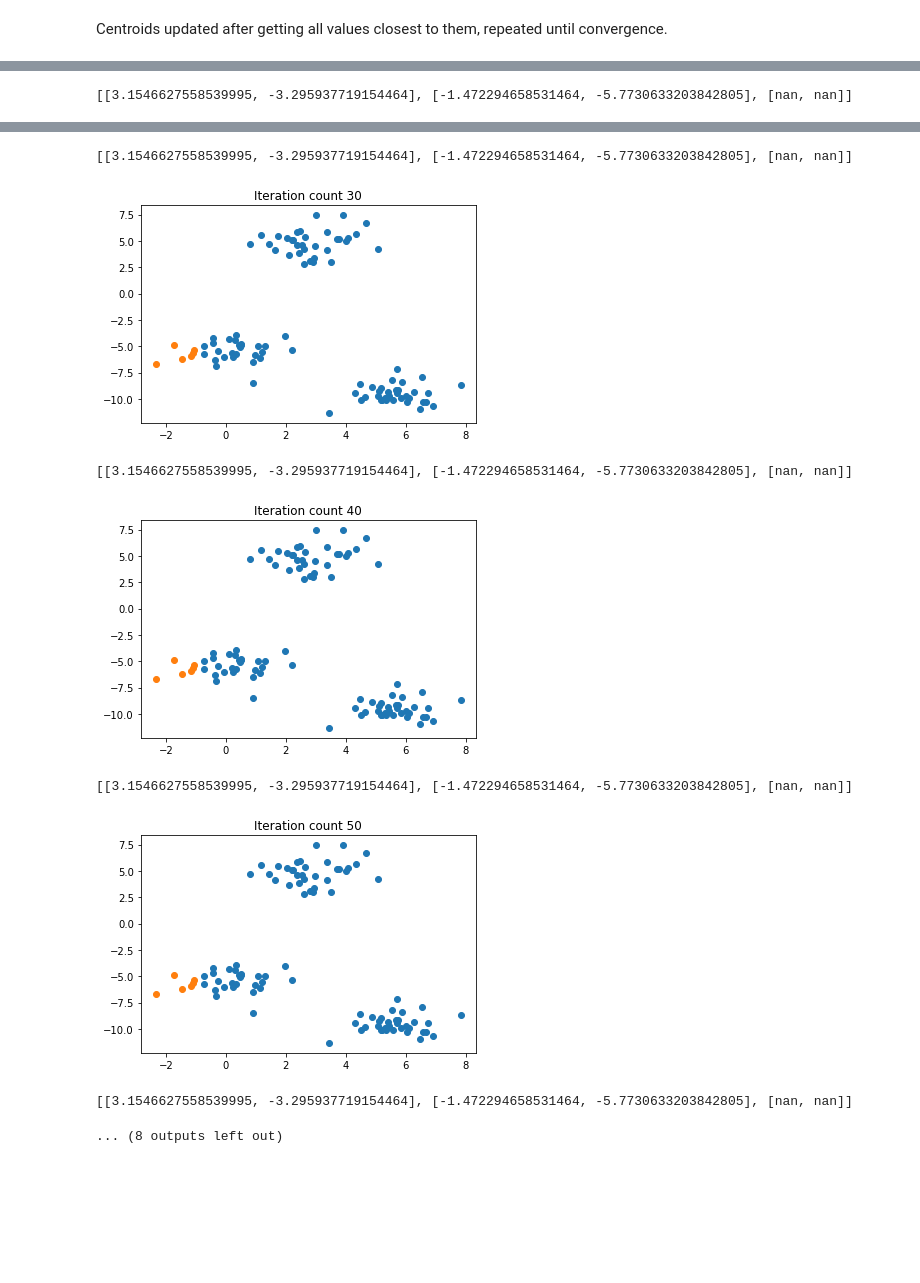
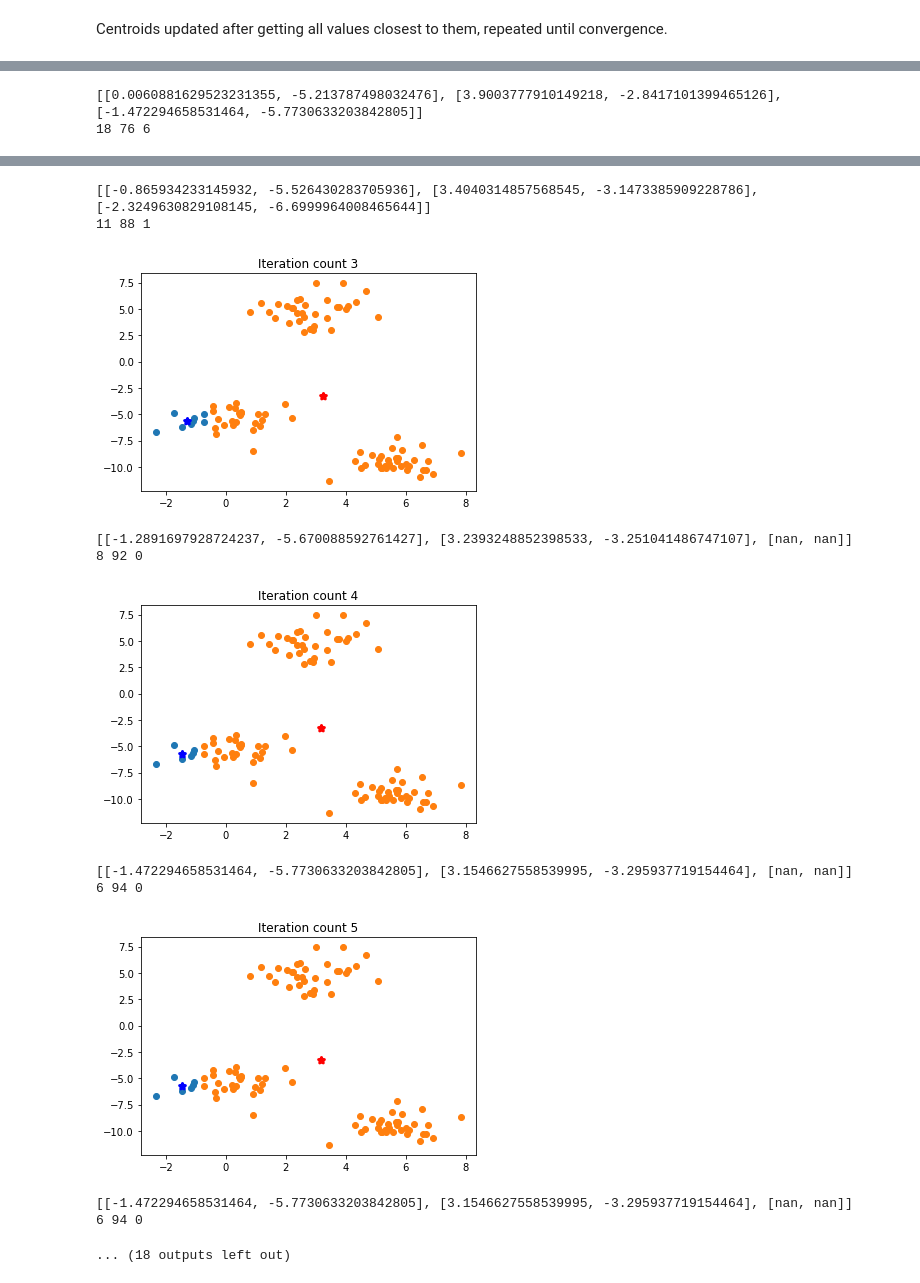
Before and after one commit to szelesaron/ml-from-scratch, a Jupyter notebook: 6-kmeans.ipynb, the cells around one changed output, grey strips where cells are left out. Saved outputs shown, nothing was run; the diff lists cells and outputs as text; code cells hidden in the pictures; blank space fills up the shorter version.

```diff
--- a/6-kmeans.ipynb
+++ b/6-kmeans.ipynb
@@ -35,3 +20,17 @@ centroids
 # %%
 def euclidean(p1, p2):
     return np.sqrt((p1[0] - p2[0])**2 + (p1[0] - p2[1])**2)
+# %%
+def calc_new_centroid(X, clust_elems, index):
+    res = [np.mean(X[clust_elems.get(index),0]), np.mean(X[clust_elems.get(index),1])]
+    return res
+# %%
+c = 3
+n_iter = 15
+random.seed(1)
+
+random_init = [random.choice(range(len(X))),random.choice(range(len(X))),random.choice(range(len(X)))]
+centroids = [X[random_init[0],:],
+             X[random_init[1],:],
+             X[random_init[2],:]]
+centroids
@@ -43,4 +49,5 @@ cluster_elements = {
 # %%
+
 for iter_count in range(n_iter):
 
     #check all points
@@ -60,18 +67,21 @@ for iter_count in range(n_iter):
         cluster_elements.get(cent_idx).append(i)
 
     #recalculate centroid
-    centroids[0] = [np.mean(X[cluster_elements.get(0),0]), np.mean(X[cluster_elements.get(0),1])]
-    centroids[1] = [np.mean(X[cluster_elements.get(1),0]), np.mean(X[cluster_elements.get(1),1])]
-    centroids[2] = [np.mean(X[cluster_elements.get(2),0]), np.mean(X[cluster_elements.get(2),1])]
+    centroids[0] = calc_new_centroid(X, cluster_elements, 0)
+    centroids[1] = calc_new_centroid(X, cluster_elements, 1)
+    centroids[2] = calc_new_centroid(X, cluster_elements, 2)
 
     #viz
-    if iter_count %10 == 0:
-        plt.scatter(X[cluster_elements.get(0),0],X[cluster_elements.get(0),1])
-        plt.scatter(X[cluster_elements.get(1),0],X[cluster_elements.get(1),1])
-        plt.scatter(X[cluster_elements.get(2),0],X[cluster_elements.get(2),1])
-        plt.title(f"Iteration count {iter_count}")
-        plt.show()
-        print(centroids)
+    plt.scatter(X[cluster_elements.get(0),0],X[cluster_elements.get(0),1])
+    plt.scatter(X[cluster_elements.get(1),0],X[cluster_elements.get(1),1])
+    plt.scatter(X[cluster_elements.get(2),0],X[cluster_elements.get(2),1])
+    plt.scatter(centroids[0][0], centroids[0][1], c = "blue", marker = "*", linewidths = 3)
+    plt.scatter(centroids[1][0], centroids[1][1], c = "red", marker = "*", linewidths = 3)
+    plt.scatter(centroids[2][0], centroids[2][1], c = "yellow", marker = "*", linewidths = 3)
+    plt.title(f"Iteration count {iter_count}")
+    plt.show()
+    print(centroids)
+    print(len(cluster_elements.get(0)),len(cluster_elements.get(1)),len(cluster_elements.get(2)))
 
     #reset points to clusters
     cluster_elements = {
@@ -85 +96,2 @@ for iter_count in range(n_iter):
-[[3.1546627558539995, -3.295937719154464], [-1.472294658531464, -5.7730633203842805], [nan, nan]]
+[[0.0060881629523231355, -5.213787498032476], [3.9003777910149218, -2.8417101399465126], [-1.472294658531464, -5.7730633203842805]]
+18 76 6
@@ -87,8 +99,12 @@ for iter_count in range(n_iter):
-[[3.1546627558539995, -3.295937719154464], [-1.472294658531464, -5.7730633203842805], [nan, nan]]
+[[-0.865934233145932, -5.526430283705936], [3.4040314857568545, -3.1473385909228786], [-2.3249630829108145, -6.6999964008465644]]
+11 88 1
-[figure, old version]
+[figure, new version]
-[[3.1546627558539995, -3.295937719154464], [-1.472294658531464, -5.7730633203842805], [nan, nan]]
+[[-1.2891697928724237, -5.670088592761427], [3.2393248852398533, -3.251041486747107], [nan, nan]]
+8 92 0
-[figure, old version]
+[figure, new version]
-[[3.1546627558539995, -3.295937719154464], [-1.472294658531464, -5.7730633203842805], [nan, nan]]
+[[-1.472294658531464, -5.7730633203842805], [3.1546627558539995, -3.295937719154464], [nan, nan]]
+6 94 0
-[figure, old version]
+[figure, new version]
-[[3.1546627558539995, -3.295937719154464], [-1.472294658531464, -5.7730633203842805], [nan, nan]]
+[[-1.472294658531464, -5.7730633203842805], [3.1546627558539995, -3.295937719154464], [nan, nan]]
+6 94 0
-... (8 outputs left out)
+... (18 outputs left out)
```
Also changed, not shown: parts of 9 cells of this notebook.
